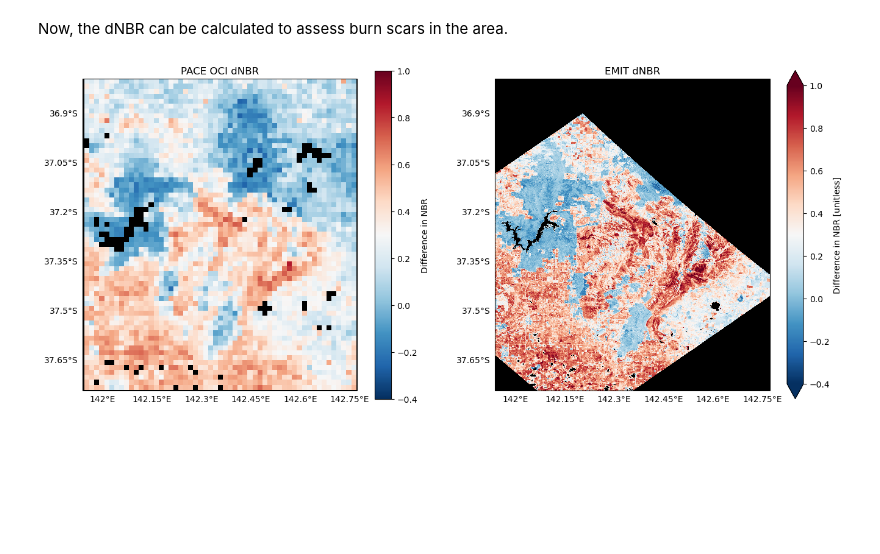
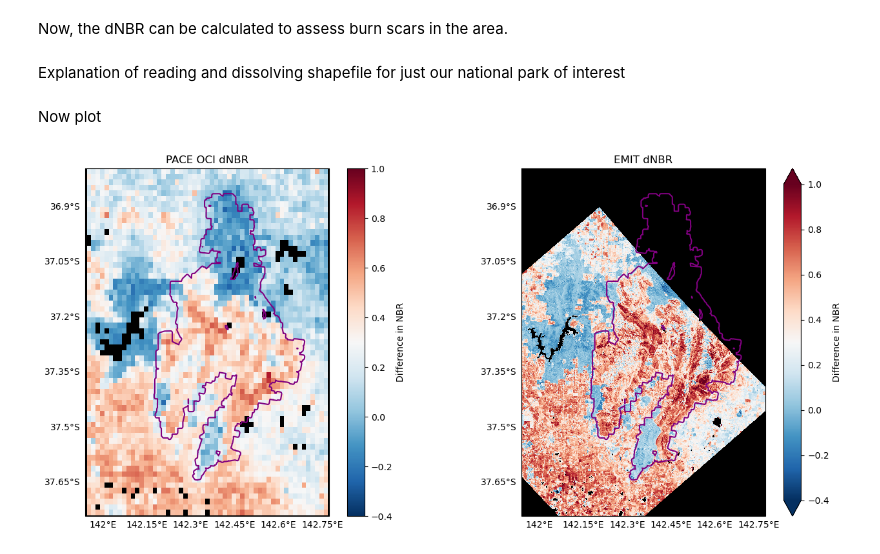
Before and after one commit to nasa/VITALS, a Jupyter notebook: python/emit_pace/03_NBR_with_PACE_EMIT.ipynb, the cells around one changed output. Drawn from its saved outputs; the diff is of its cells as text; code cells hidden in the pictures; blank space fills up the shorter version.

```diff
--- a/python/emit_pace/03_NBR_with_PACE_EMIT.ipynb
+++ b/python/emit_pace/03_NBR_with_PACE_EMIT.ipynb
@@ -157,17 +151,29 @@ oci_dnbr["dnbr"].attrs["long_name"] = "Difference in NBR"
 emit_dnbr = emit_prefire_nbr - emit_postfire_nbr
 emit_dnbr = emit_dnbr.rename({"nbr":"dnbr"})
 emit_dnbr["dnbr"].attrs["long_name"] = "Difference in NBR"
+# %% [markdown]
+Explanation of reading and dissolving shapefile for just our national park of interest
+# %%
+grampians = gpd.read_file("emit_pace/grampians_shp/PARKRES.shp")
+grampians = grampians[grampians["NAME"] == "Grampians National Park"]
+grampians = grampians[["geometry","NAME", "AREA_SRC", "TOTAL_AREA", "HECTARES", "AREASQM"]]
+grampians["geometry"] = grampians["geometry"].buffer(0.005)
+grampians = grampians.dissolve(by="NAME", aggfunc="sum")
+# %% [markdown]
+Now plot
 # %%
 fig, ax = plt.subplots(1,2, figsize=(16, 7), sharex=True, sharey=True,
                        subplot_kw={"projection": ccrs.PlateCarree()})
 oci_dnbr.dnbr.plot(vmin=-0.4, vmax=1, cmap="RdBu_r", ax=ax[0])
 emit_dnbr.dnbr.plot(vmin=-0.4, vmax=1, cmap="RdBu_r",ax=ax[1])
 ax[0].gridlines(draw_labels={"left": "y", "bottom": "x"}, linewidth=0.25, alpha=0)
 ax[0].set_facecolor('k')
 ax[0].set_title("PACE OCI dNBR")
 ax[1].gridlines(draw_labels={"left": "y", "bottom": "x"}, linewidth=0.25, alpha=0)
 ax[1].set_facecolor('k')
 ax[1].set_title("EMIT dNBR")
+grampians.plot(ax=ax[0], facecolor='none', edgecolor='purple', linewidth=1.5)
+grampians.plot(ax=ax[1], facecolor='none', edgecolor='purple', linewidth=1.5)
 plt.show()
 # %% [output]
-[figure, old version]
+[figure, new version]
```
Also changed, not shown: parts of 9 cells of this notebook, 5 other files.
